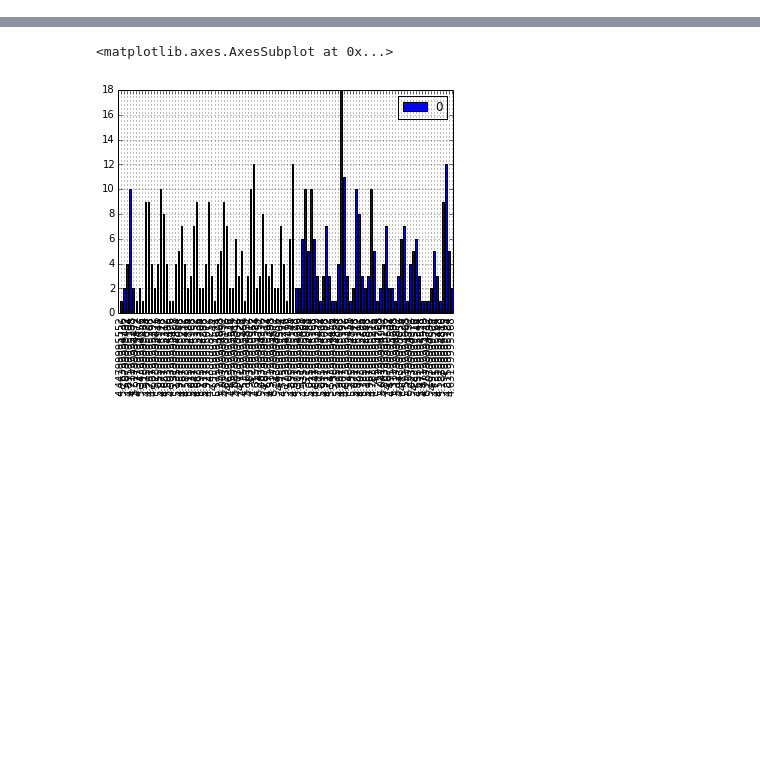
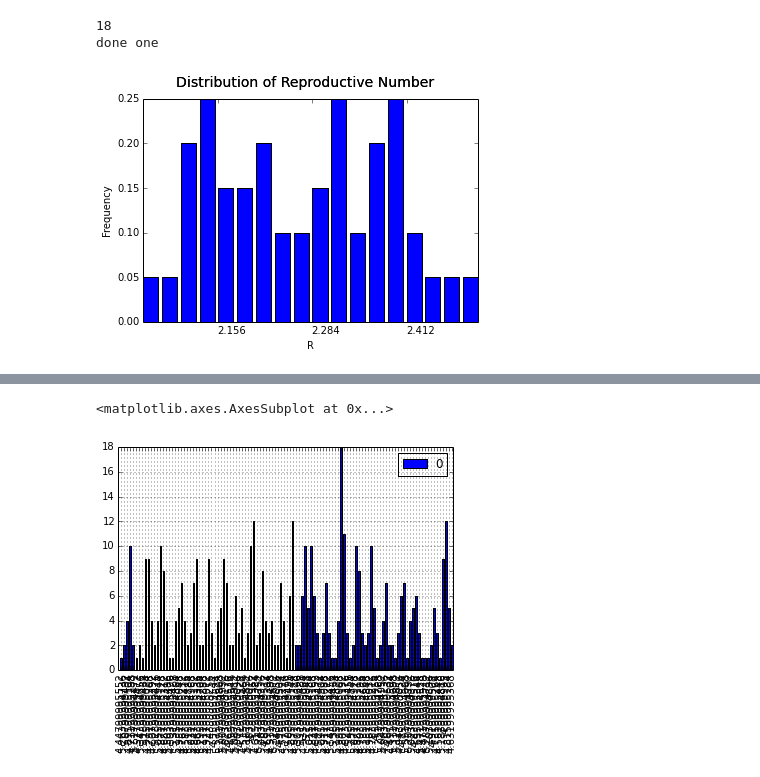
Before and after one commit to erinellefsen/summer2015, a Jupyter notebook: R_Distribution.ipynb, the cells around one changed output, grey strips where cells are left out. Saved outputs shown, nothing was run; the diff lists cells and outputs as text; code cells hidden in the pictures; blank space fills up the shorter version.

```diff
--- a/R_Distribution.ipynb
+++ b/R_Distribution.ipynb
@@ -8,27 +8,32 @@ import numpy as np
 import collections
 %matplotlib inline
 # %%
-for i in range(4):
-    trials = 750
-    dist = {}
-    connectionLst = []
-    for x in range(trials):
-        g = graph.Graph(8, .1, 0, 1*.25)   #k,p,r,%infected,%vaccinated
-        g.makeVertices(1000)         #of people
-        g.makeConnections(.005)         #prob they are connected
-        r = g.calculateR(True)
+#for i in range(4):
+trials = 50
+dist = {}
+connectionLst = []
+basic = False
+for x in range(trials):
+    g = graph.Graph(8, .1, 0, .25)   #k,p,r,%infected,%vaccinated
+    g.makeVertices(200)         #of people
+    g.makeConnections(.02)         #prob they are connected
+    r = g.calculateR(basic)
     #print(r)
-        if r not in dist: #problem with float equality
-            dist[r]=1
-        else:
-            dist[r] += 1
-
+    if r not in dist: #problem with float equality
+        dist[r]=1
+    else:
+        dist[r] += 1
+distGraph(dist,save =True,filename="test1",basic = basic)
 
 #for vert in g.getVertices():
 #    x =len(vert.getConnections())
 #    connectionLst.append(x)
 
 #sum(connectionLst)/250.0
+# %% [output]
+18
+done one
+[figure, added]
 # %%
 def makeRanges(d,numColumns):
     res = {}
```
Also changed, not shown: parts of 4 cells of this notebook, 5 other files.
